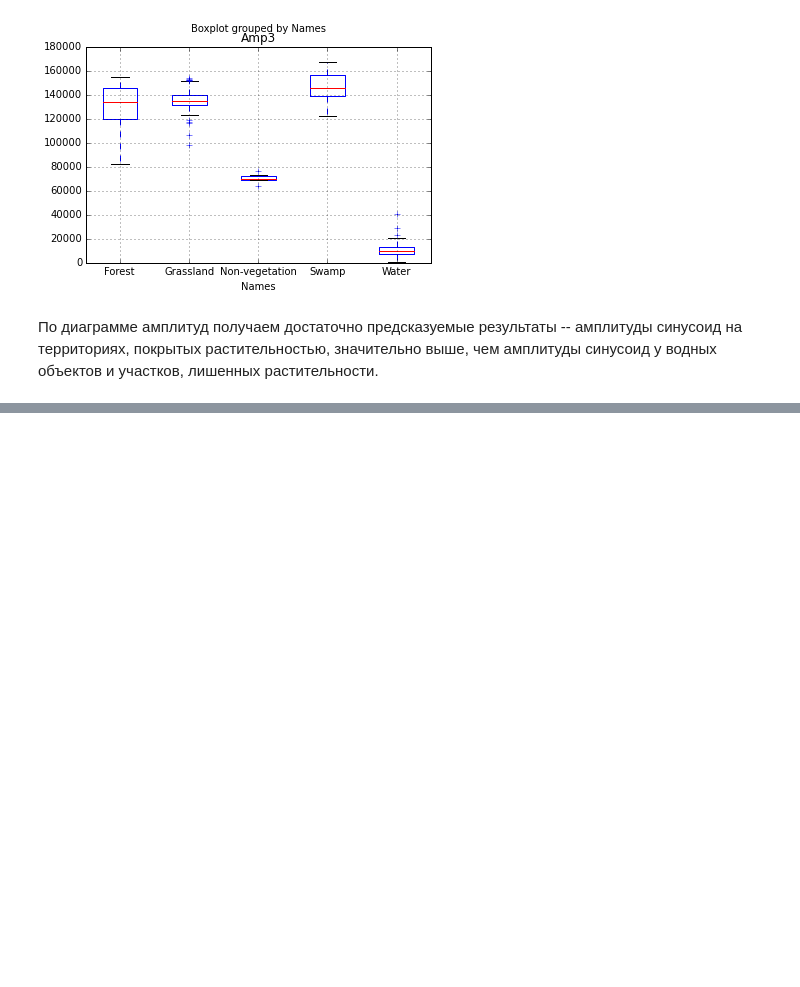
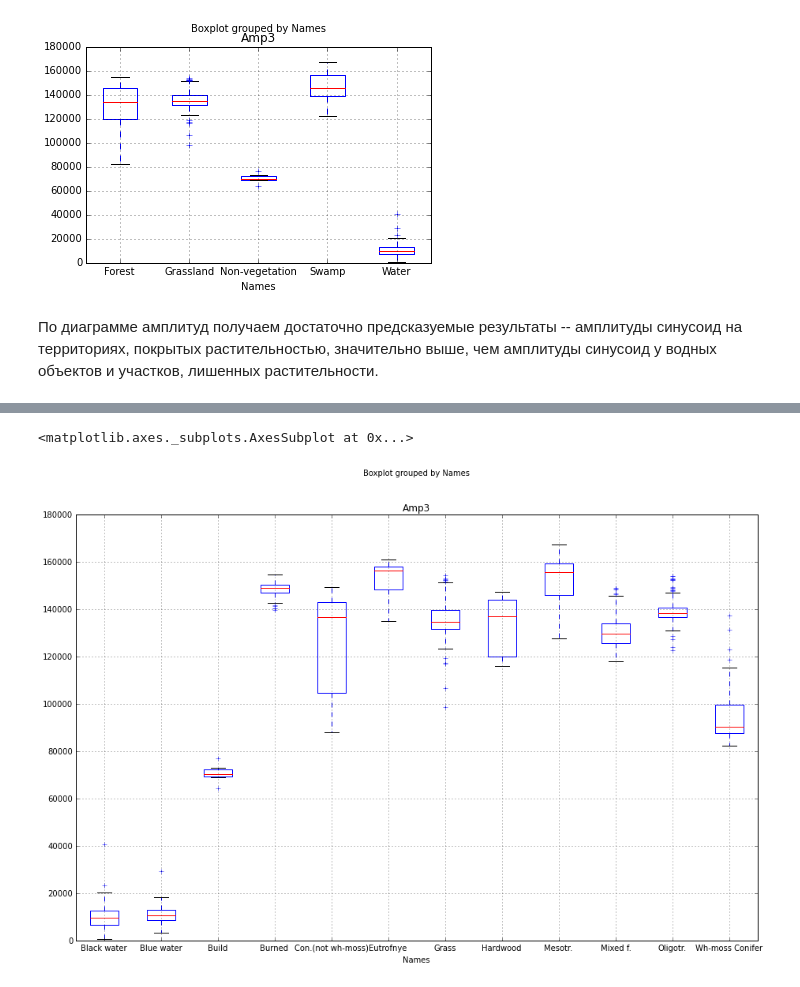
Before and after one commit to KolesovDmitry/remote_sensing, a Jupyter notebook: FFT_NDVI_Segmentation_GRASS.ipynb, the cells around one changed output, grey strips where cells are left out. Cells and saved outputs as stored; diff of their text form; code cells hidden in the pictures; blank space fills up the shorter version.

```diff
--- a/FFT_NDVI_Segmentation_GRASS.ipynb
+++ b/FFT_NDVI_Segmentation_GRASS.ipynb
@@ -552,0 +613,5 @@ plt.show()
+# %%
+df2.boxplot(column='Amp3', by='Names', figsize=(15,10))
+# %% [output]
+<matplotlib.axes._subplots.AxesSubplot at 0x...>
+[figure, added]
```
Also changed, not shown: parts of 15 cells of this notebook.
